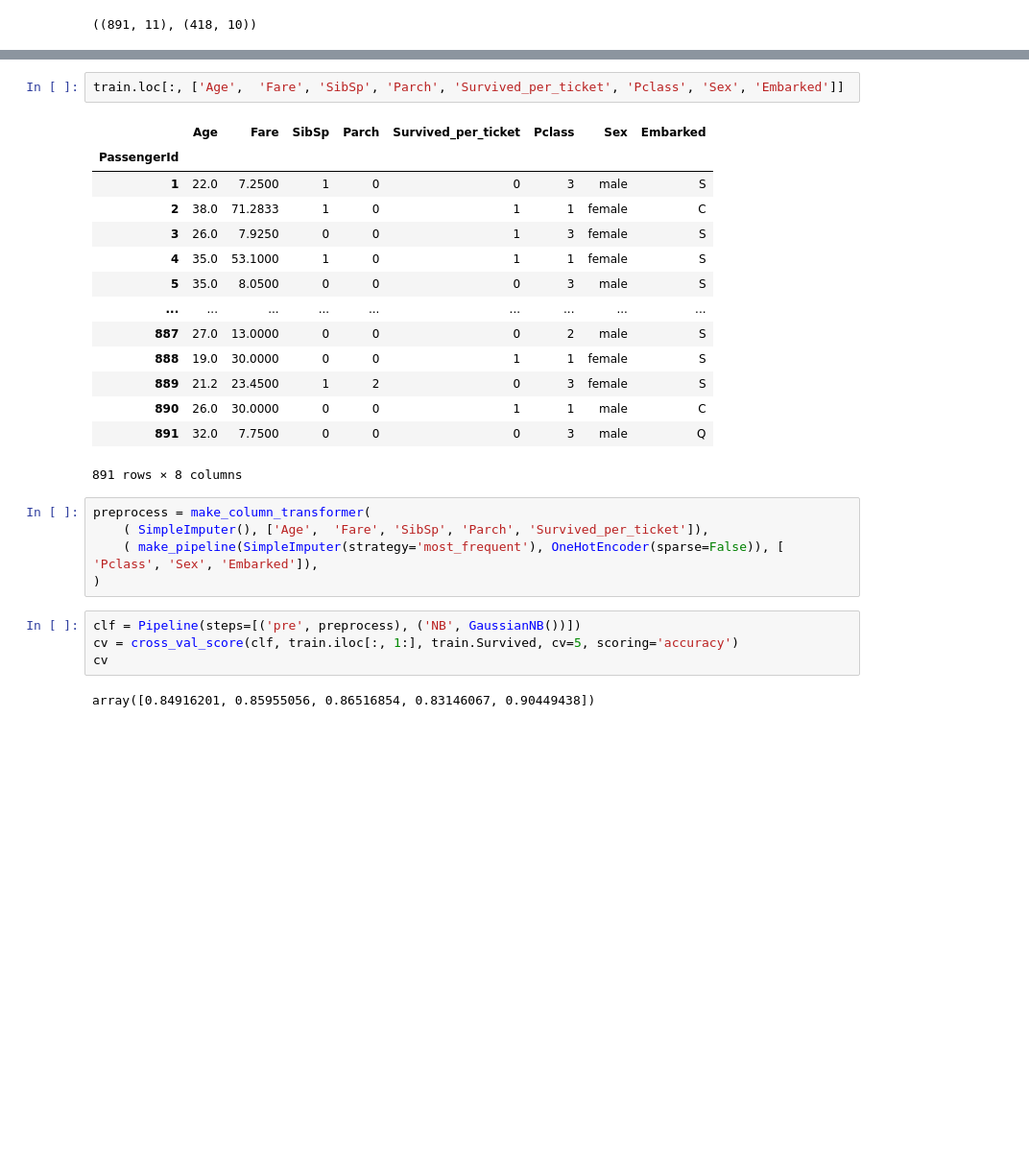
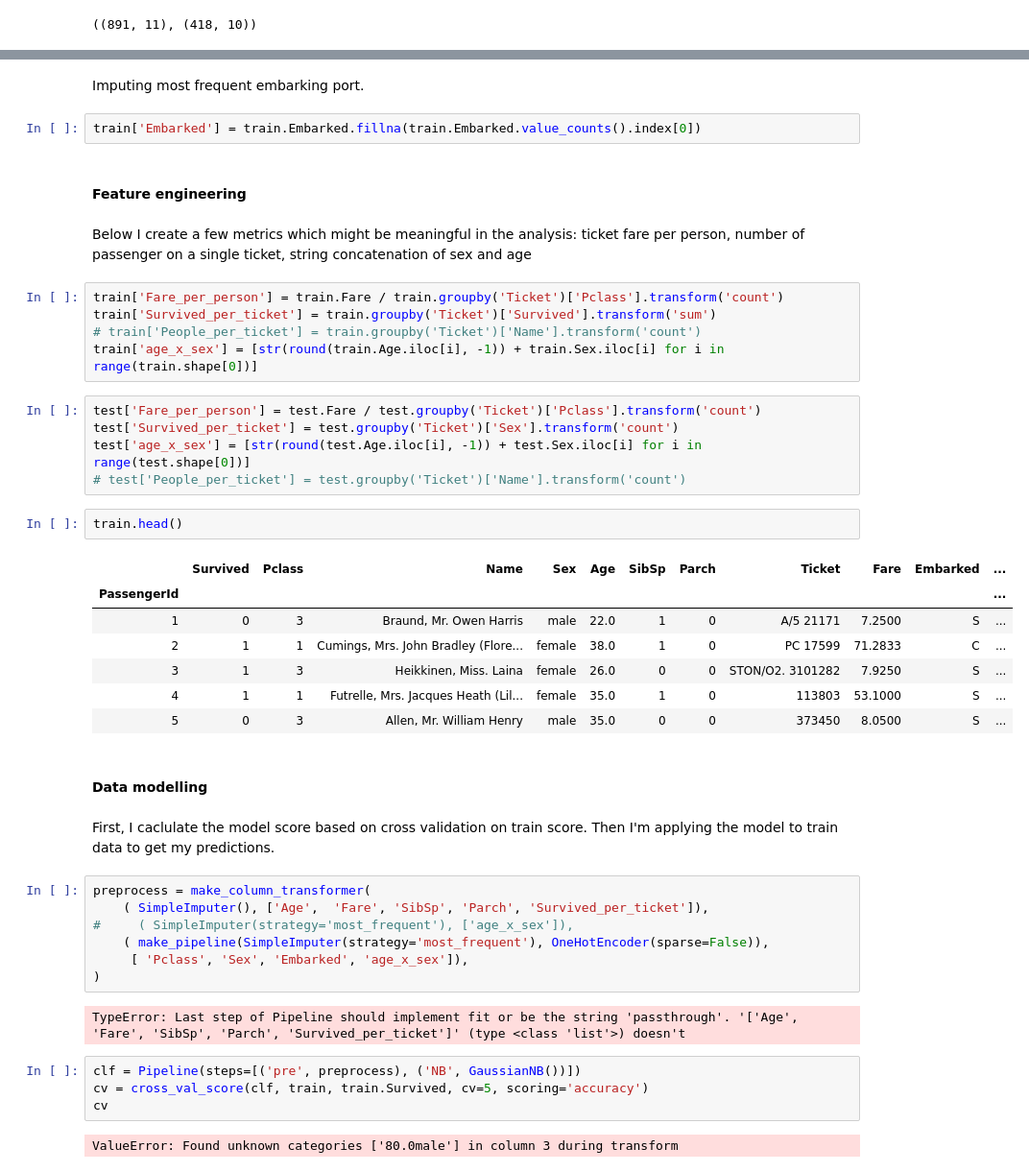
Before and after one commit to kwro/Classification-on-Titanic-dataset, a Jupyter notebook: Titanic Classification.ipynb, the cells around one changed output, grey strips where cells are left out. Shown at 96% size. Cells and saved outputs as stored; diff of their text form; blank space fills up the shorter version.

```diff
--- a/Titanic Classification.ipynb
+++ b/Titanic Classification.ipynb
@@ -77,28 +108,47 @@ dtype: int64
+# %% [markdown]
+Imputing most frequent embarking port.
+# %%
+train['Embarked'] = train.Embarked.fillna(train.Embarked.value_counts().index[0])
+# %% [markdown]
+#### Feature engineering
+# %% [markdown]
+Below I create a few metrics which might be meaningful in the analysis: ticket fare per person, number of passenger on a single ticket, string concatenation of sex and age
+# %%
+train['Fare_per_person'] = train.Fare / train.groupby('Ticket')['Pclass'].transform('count')
+train['Survived_per_ticket'] = train.groupby('Ticket')['Survived'].transform('sum')
+# train['People_per_ticket'] = train.groupby('Ticket')['Name'].transform('count')
+train['age_x_sex'] = [str(round(train.Age.iloc[i], -1)) + train.Sex.iloc[i] for i in range(train.shape[0])]
+# %%
+test['Fare_per_person'] = test.Fare / test.groupby('Ticket')['Pclass'].transform('count')
+test['Survived_per_ticket'] = test.groupby('Ticket')['Sex'].transform('count')
+test['age_x_sex'] = [str(round(test.Age.iloc[i], -1)) + test.Sex.iloc[i] for i in range(test.shape[0])]
+# test['People_per_ticket'] = test.groupby('Ticket')['Name'].transform('count')
+# %%
+train.head()
+# %% [output]
+|  | Survived | Pclass | Name | Sex | Age | SibSp | Parch | Ticket | Fare | Embarked | ... |
+| PassengerId |  |  |  |  |  |  |  |  |  |  | ... |
+| 1 | 0 | 3 | Braund, Mr. Owen Harris | male | 22.0 | 1 | 0 | A/5 21171 | 7.2500 | S | ... |
+| 2 | 1 | 1 | Cumings, Mrs. John Bradley (Flore... | female | 38.0 | 1 | 0 | PC 17599 | 71.2833 | C | ... |
+| 3 | 1 | 3 | Heikkinen, Miss. Laina | female | 26.0 | 0 | 0 | STON/O2. 3101282 | 7.9250 | S | ... |
+| 4 | 1 | 1 | Futrelle, Mrs. Jacques Heath (Lil... | female | 35.0 | 1 | 0 | 113803 | 53.1000 | S | ... |
+| 5 | 0 | 3 | Allen, Mr. William Henry | male | 35.0 | 0 | 0 | 373450 | 8.0500 | S | ... |
+# %% [markdown]
+#### Data modelling
+# %% [markdown]
+First, I caclulate the model score based on cross validation on train score. Then I'm applying the model to train data to get my predictions.
 # %%
-train.loc[:, ['Age',  'Fare', 'SibSp', 'Parch', 'Survived_per_ticket', 'Pclass', 'Sex', 'Embarked']]
+preprocess = make_column_transformer(
+    ( SimpleImputer(), ['Age',  'Fare', 'SibSp', 'Parch', 'Survived_per_ticket']),
+#     ( SimpleImputer(strategy='most_frequent'), ['age_x_sex']),
+    ( make_pipeline(SimpleImputer(strategy='most_frequent'), OneHotEncoder(sparse=False)),
+     [ 'Pclass', 'Sex', 'Embarked', 'age_x_sex']),
+)
 # %% [output]
-|  | Age | Fare | SibSp | Parch | Survived_per_ticket | Pclass | Sex | Embarked |
-| PassengerId |  |  |  |  |  |  |  |  |
-| 1 | 22.0 | 7.2500 | 1 | 0 | 0 | 3 | male | S |
-| 2 | 38.0 | 71.2833 | 1 | 0 | 1 | 1 | female | C |
-| 3 | 26.0 | 7.9250 | 0 | 0 | 1 | 3 | female | S |
-| 4 | 35.0 | 53.1000 | 1 | 0 | 1 | 1 | female | S |
-| 5 | 35.0 | 8.0500 | 0 | 0 | 0 | 3 | male | S |
-| ... | ... | ... | ... | ... | ... | ... | ... | ... |
-| 887 | 27.0 | 13.0000 | 0 | 0 | 0 | 2 | male | S |
-| 888 | 19.0 | 30.0000 | 0 | 0 | 1 | 1 | female | S |
-| 889 | 21.2 | 23.4500 | 1 | 2 | 0 | 3 | female | S |
-| 890 | 26.0 | 30.0000 | 0 | 0 | 1 | 1 | male | C |
-| 891 | 32.0 | 7.7500 | 0 | 0 | 0 | 3 | male | Q |
-891 rows × 8 columns
+TypeError: Last step of Pipeline should implement fit or be the string 'passthrough'. '['Age', 'Fare', 'SibSp', 'Parch', 'Survived_per_ticket']' (type <class 'list'>) doesn't
-# %%
-preprocess = make_column_transformer(
-    ( SimpleImputer(), ['Age',  'Fare', 'SibSp', 'Parch', 'Survived_per_ticket']),
-    ( make_pipeline(SimpleImputer(strategy='most_frequent'), OneHotEncoder(sparse=False)), [ 'Pclass', 'Sex', 'Embarked']),
-)
 # %%
 clf = Pipeline(steps=[('pre', preprocess), ('NB', GaussianNB())])
-cv = cross_val_score(clf, train.iloc[:, 1:], train.Survived, cv=5, scoring='accuracy')
+cv = cross_val_score(clf, train, train.Survived, cv=5, scoring='accuracy')
 cv
 # %% [output]
-array([0.84916201, 0.85955056, 0.86516854, 0.83146067, 0.90449438])
+ValueError: Found unknown categories ['80.0male'] in column 3 during transform
```
Also changed, not shown: parts of 33 cells of this notebook.
